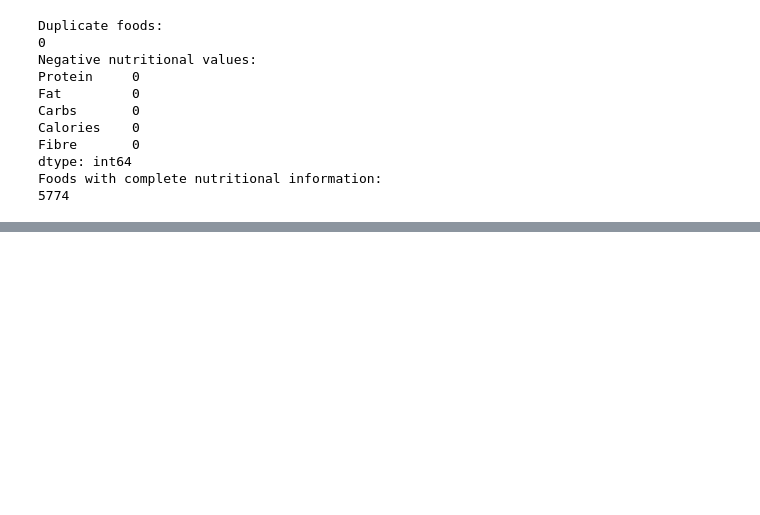
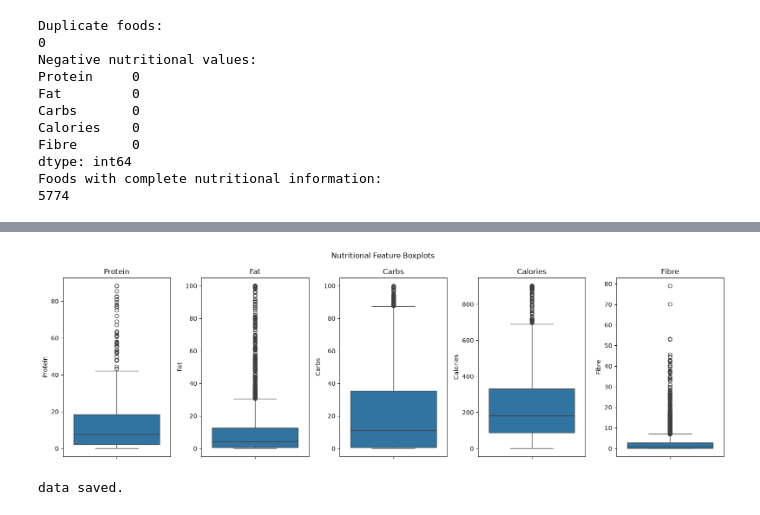
Before and after one commit to dhrutigandhi05/Food-Nutrition-Clustering, a Jupyter notebook: notebooks/eda.ipynb, the cells around one changed output, grey strips where cells are left out. Cells and saved outputs as stored; diff of their text form; code cells hidden in the pictures; blank space fills up the shorter version.

```diff
--- a/notebooks/eda.ipynb
+++ b/notebooks/eda.ipynb
@@ -178,0 +228,25 @@ Foods with complete nutritional information:
+# %%
+fig, axes = plt.subplots(1, 5, figsize=(16, 5))
+
+for i, feature in enumerate(features):
+    sns.boxplot(
+        y=clean_df[feature],
+        ax=axes[i]
+    )
+
+    axes[i].set_title(feature)
+
+plt.suptitle("Nutritional Feature Boxplots")
+plt.tight_layout()
+plt.show()
+# %% [output]
+[figure, added]
+# %%
+clean_df.to_csv(
+    "../data/processed/foods_cleaned.csv",
+    index=False
+)
+
+print("data saved.")
+# %% [output]
+data saved.
```
Also changed, not shown: parts of 5 cells of this notebook, 1 other file.
